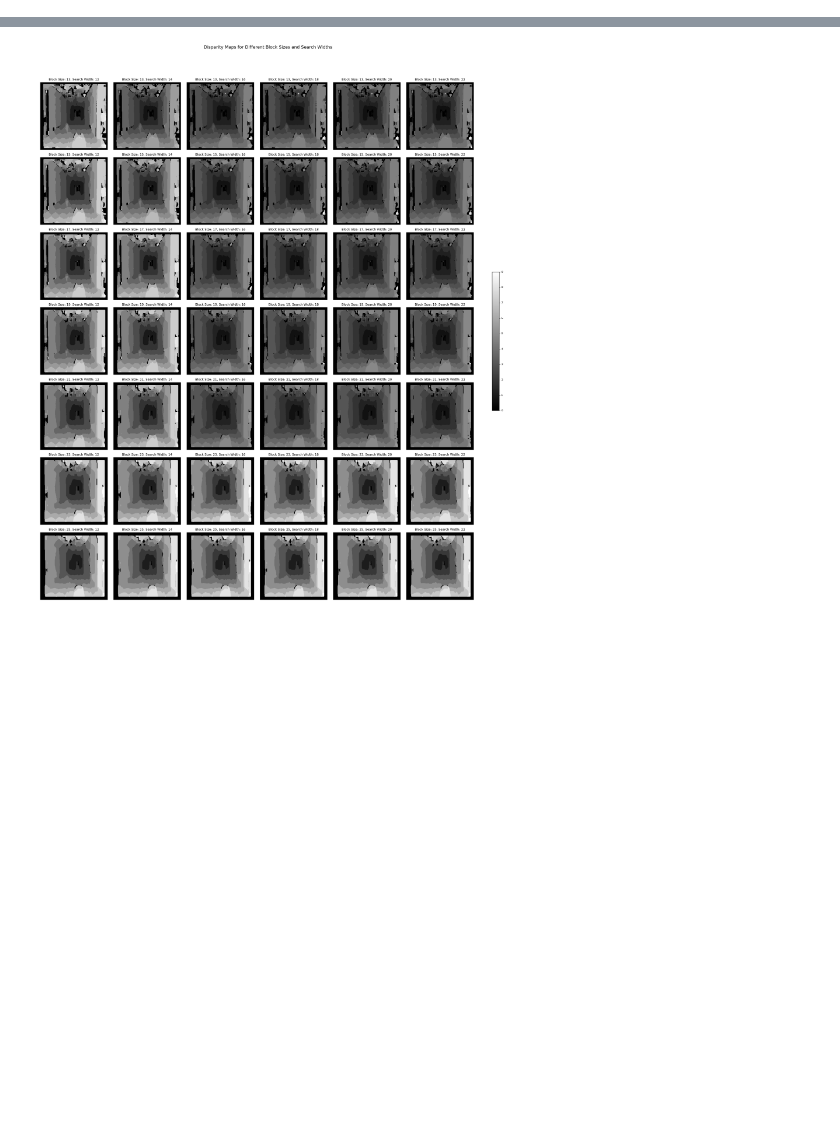
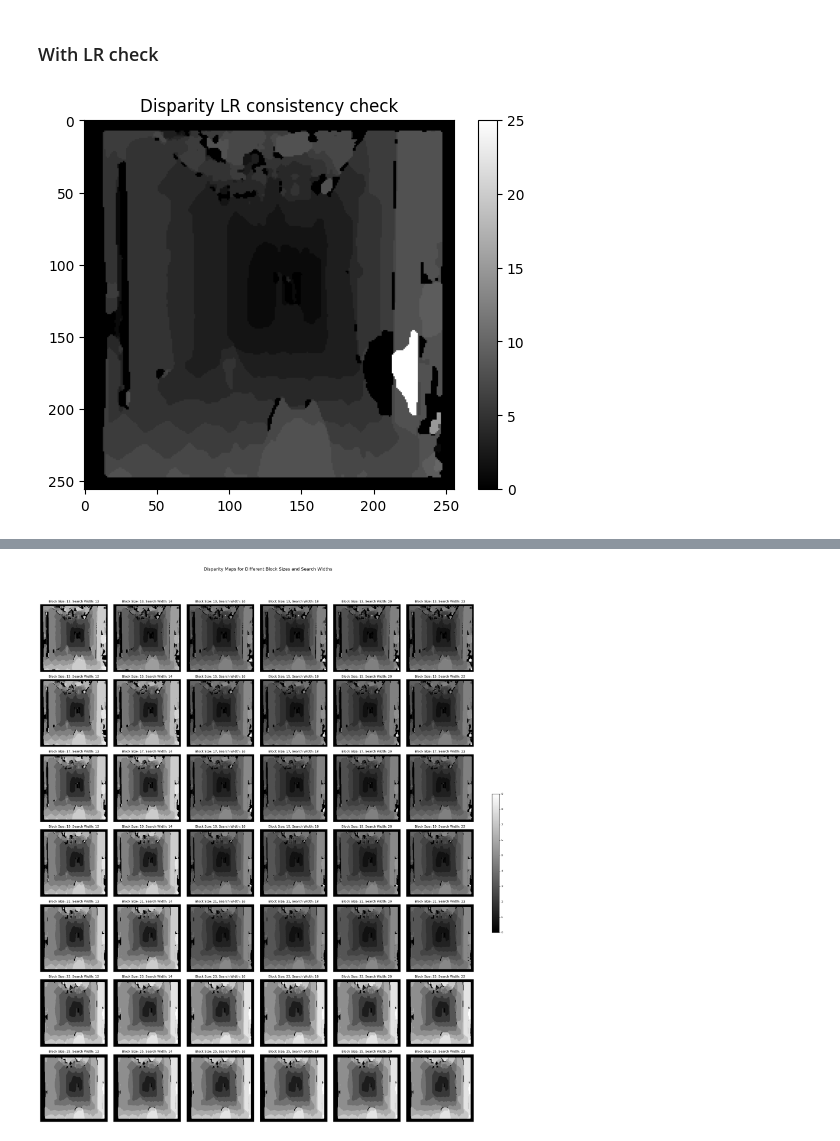
Before and after one commit to SkAndMl/AI6121-Computer-Vision, a Jupyter notebook: Assignment-2 Disparity/disaprity.ipynb, the cells around one changed output, grey strips where cells are left out. Cells and saved outputs as stored; diff of their text form; code cells hidden in the pictures; blank space fills up the shorter version.

```diff
--- a/Assignment-2 Disparity/disaprity.ipynb
+++ b/Assignment-2 Disparity/disaprity.ipynb
@@ -125,0 +143,12 @@ plt.show()
+# %% [markdown]
+### With LR check
+# %%
+disparity = disparity_map(left_img, right_img, block_size=16, max_disparity_search=64, cost_function="sad", do_lr_check=True)
+
+plt.imshow(disparity, cmap='gray')
+plt.colorbar()
+plt.title("Disparity LR consistency check")
+plt.savefig("with_lr_check.png", dpi=300)
+plt.show()
+# %% [output]
+[figure, added]
```
Also changed, not shown: parts of 10 cells of this notebook, 3 other files.
